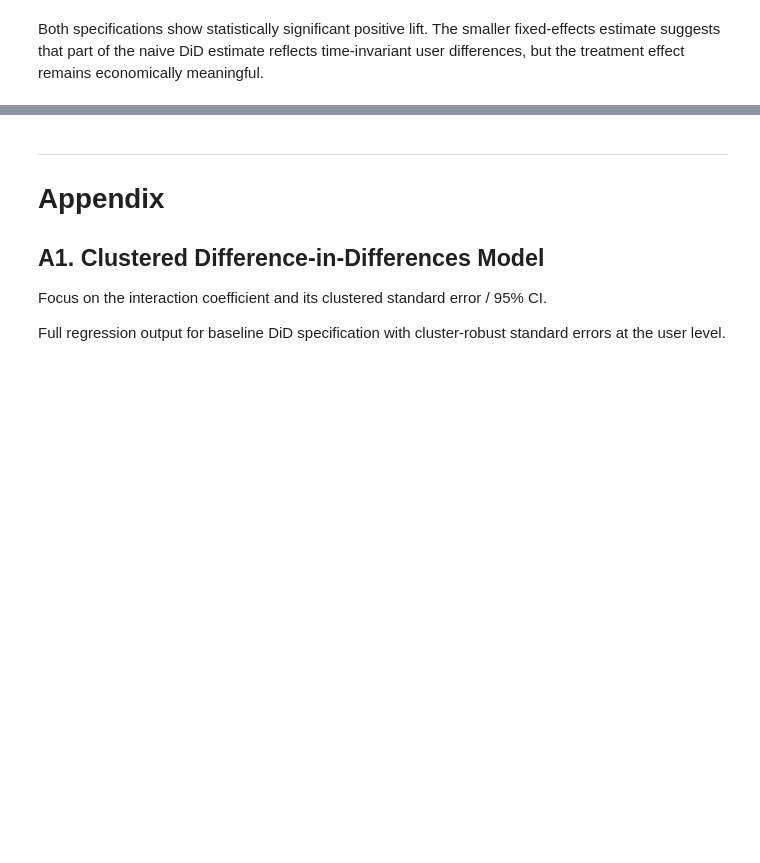
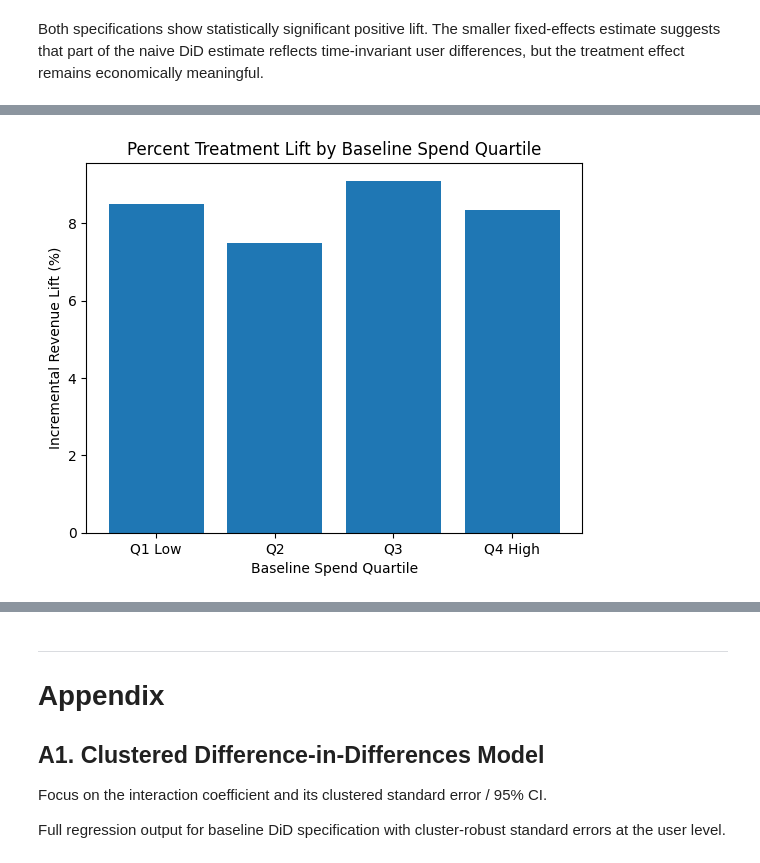
Before and after one commit to tcampayne/targeted-promotion-incrementality-experiment, a Jupyter notebook: analysis/02_inference.ipynb, the cells around one changed output, grey strips where cells are left out. Drawn from its saved outputs; the diff is of its cells as text; code cells hidden in the pictures; blank space fills up the shorter version.

```diff
--- a/analysis/02_inference.ipynb
+++ b/analysis/02_inference.ipynb
@@ -361,0 +495,9 @@ Both specifications show statistically significant positive lift. The smaller fi
+# %%
+plt.figure()
+plt.bar(hte_summary["baseline_quartile"], hte_summary["pct_lift"])
+plt.title("Percent Treatment Lift by Baseline Spend Quartile")
+plt.ylabel("Incremental Revenue Lift (%)")
+plt.xlabel("Baseline Spend Quartile")
+plt.show()
+# %% [output]
+[figure, added]
```
Also changed, not shown: parts of 18 cells of this notebook, 5 other files.
